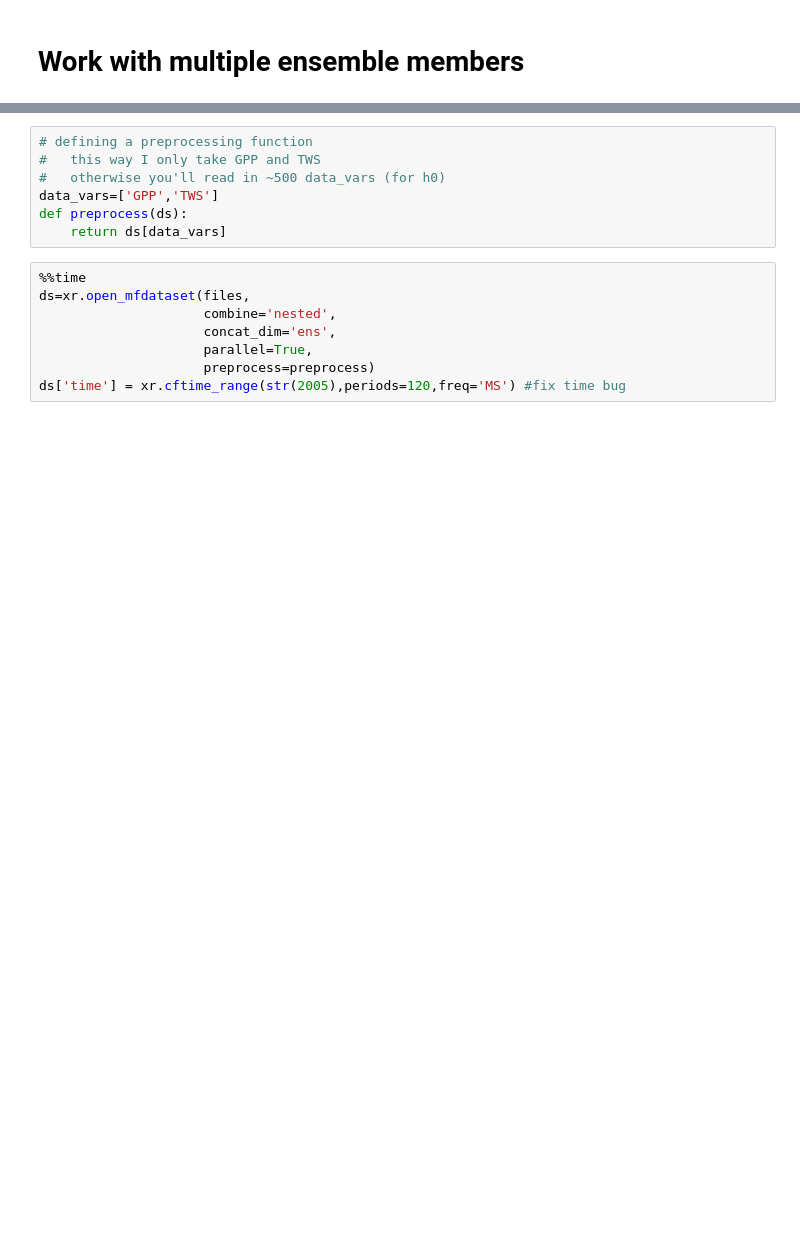
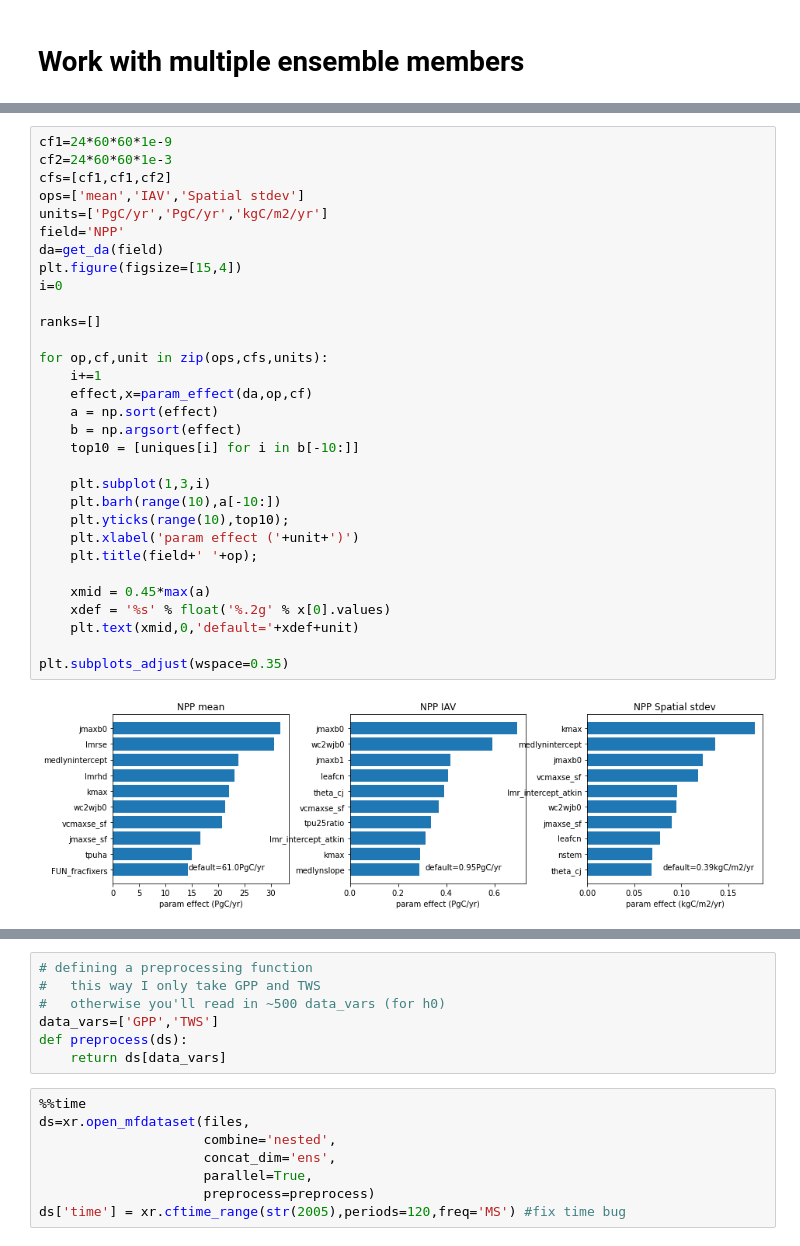
Before and after one commit to djk2120/CLM5PPE, a Jupyter notebook: pyth/CTL2010.ipynb, the cells around one changed output, grey strips where cells are left out. Drawn from its saved outputs; the diff is of its cells as text; blank space fills up the shorter version.

```diff
--- a/pyth/CTL2010.ipynb
+++ b/pyth/CTL2010.ipynb
@@ -149,0 +269,33 @@ plt.title(members[0]+': 2005 GPP');
+# %%
+cf1=24*60*60*1e-9
+cf2=24*60*60*1e-3
+cfs=[cf1,cf1,cf2]
+ops=['mean','IAV','Spatial stdev']
+units=['PgC/yr','PgC/yr','kgC/m2/yr']
+field='NPP'
+da=get_da(field)
+plt.figure(figsize=[15,4])
+i=0
+
+ranks=[]
+
+for op,cf,unit in zip(ops,cfs,units):
+    i+=1
+    effect,x=param_effect(da,op,cf)
+    a = np.sort(effect)
+    b = np.argsort(effect)
+    top10 = [uniques[i] for i in b[-10:]]
+
+    plt.subplot(1,3,i)
+    plt.barh(range(10),a[-10:])
+    plt.yticks(range(10),top10);
+    plt.xlabel('param effect ('+unit+')')
+    plt.title(field+' '+op);
+
+    xmid = 0.45*max(a)
+    xdef = '%s' % float('%.2g' % x[0].values)
+    plt.text(xmid,0,'default='+xdef+unit)
+
+plt.subplots_adjust(wspace=0.35)
+# %% [output]
+[figure, added]
```
Also changed, not shown: parts of 64 cells of this notebook.
